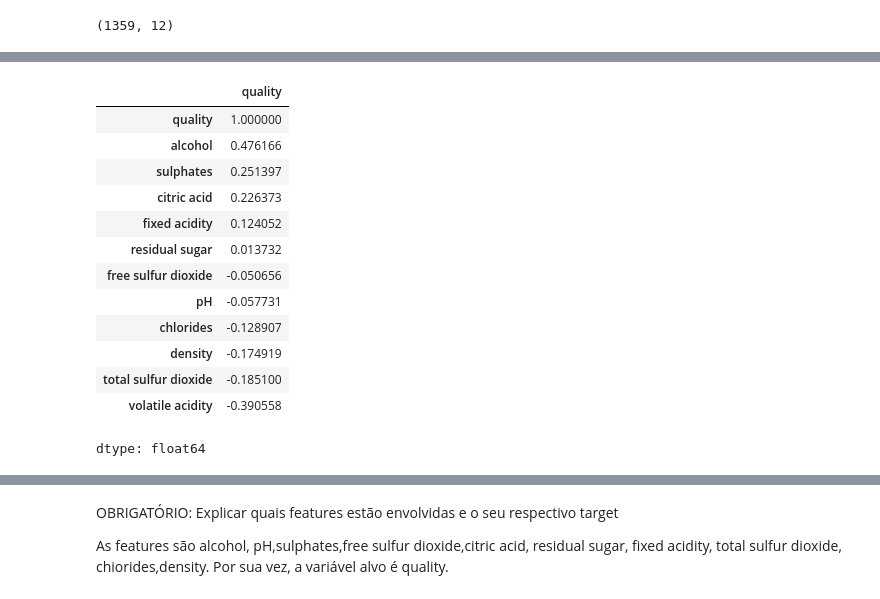
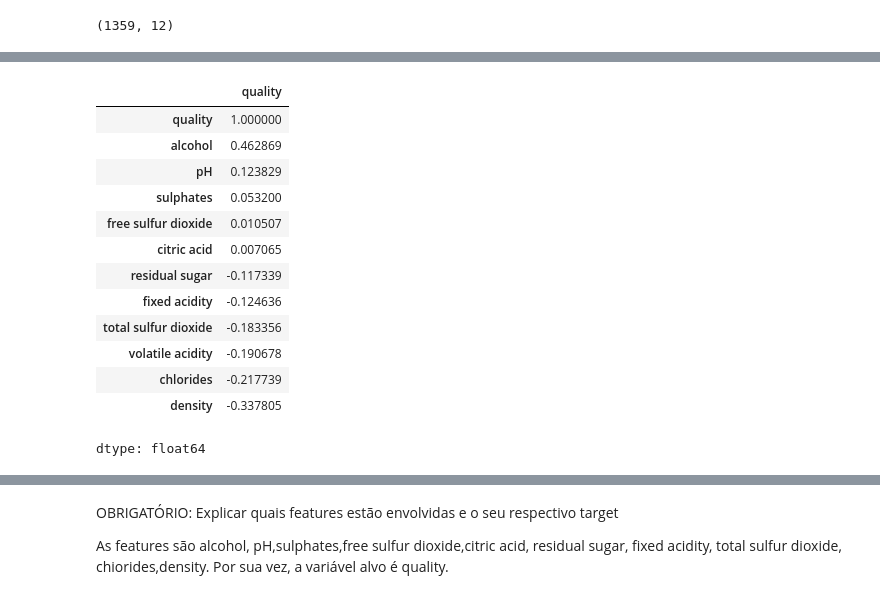
Before and after one commit to Wendell9/N1_IA, a Jupyter notebook: Modelo_N1_1ºBIMESTRE_ipynb_json.ipynb, the cells around one changed output, grey strips where cells are left out. Saved outputs shown, nothing was run; the diff lists cells and outputs as text; code cells hidden in the pictures.

```diff
--- a/Modelo_N1_1ºBIMESTRE_ipynb_json.ipynb
+++ b/Modelo_N1_1ºBIMESTRE_ipynb_json.ipynb
@@ -258,18 +163,18 @@ memory usage: 340.6+ KB
 # %%
-corr_matrix=df_redWine.corr()
+corr_matrix=df_whiteWine.corr()
 corr_matrix['quality'].sort_values(ascending=False)
 # %% [output]
 |  | quality |
 | quality | 1.000000 |
-| alcohol | 0.476166 |
-| sulphates | 0.251397 |
-| citric acid | 0.226373 |
-| fixed acidity | 0.124052 |
-| residual sugar | 0.013732 |
-| free sulfur dioxide | -0.050656 |
-| pH | -0.057731 |
-| chlorides | -0.128907 |
-| density | -0.174919 |
-| total sulfur dioxide | -0.185100 |
-| volatile acidity | -0.390558 |
+| alcohol | 0.462869 |
+| pH | 0.123829 |
+| sulphates | 0.053200 |
+| free sulfur dioxide | 0.010507 |
+| citric acid | 0.007065 |
+| residual sugar | -0.117339 |
+| fixed acidity | -0.124636 |
+| total sulfur dioxide | -0.183356 |
+| volatile acidity | -0.190678 |
+| chlorides | -0.217739 |
+| density | -0.337805 |
 dtype: float64
```
Also changed, not shown: parts of 21 cells of this notebook.
